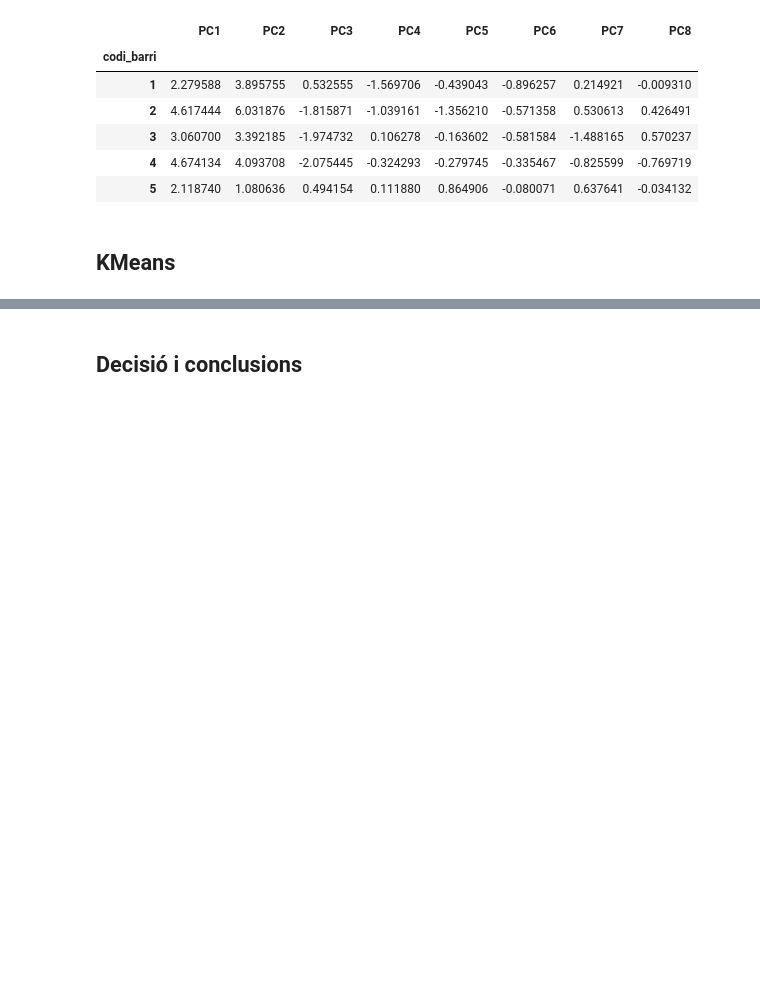
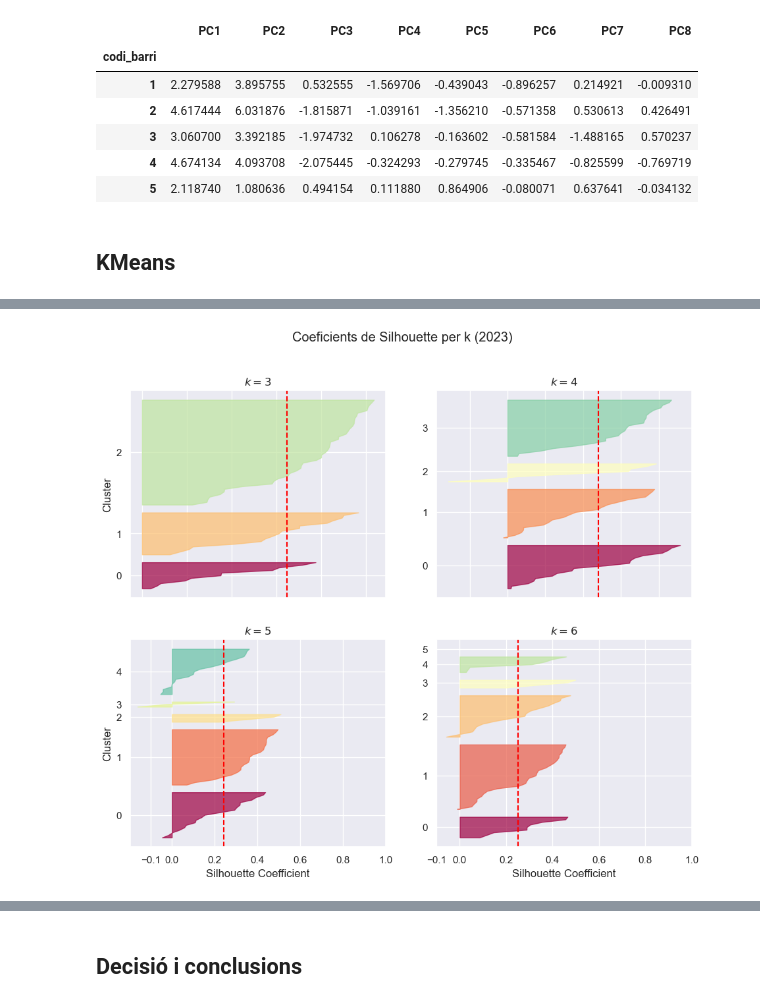
Before and after one commit to joseprau/tfm_gentrificacio_bcn, a Jupyter notebook: notebooks/modelling.ipynb, the cells around one changed output, grey strips where cells are left out. Drawn from its saved outputs; the diff is of its cells as text; code cells hidden in the pictures; blank space fills up the shorter version.

```diff
--- a/notebooks/modelling.ipynb
+++ b/notebooks/modelling.ipynb
@@ -520,0 +487,4 @@ plot_seleccio_kmeans(resultats_2023_df, "2023", "seleccio_k_2023.png")
+# %%
+plot_silhouettes(resultats_2023["pca"]["models"], resultats_2023["pca"]["silhouettes"], X_pca_23_fixed, "2023", "silhouettes_2023.png")
+# %% [output]
+[figure, added]
```
Also changed, not shown: parts of 8 cells of this notebook, 6 other files.
